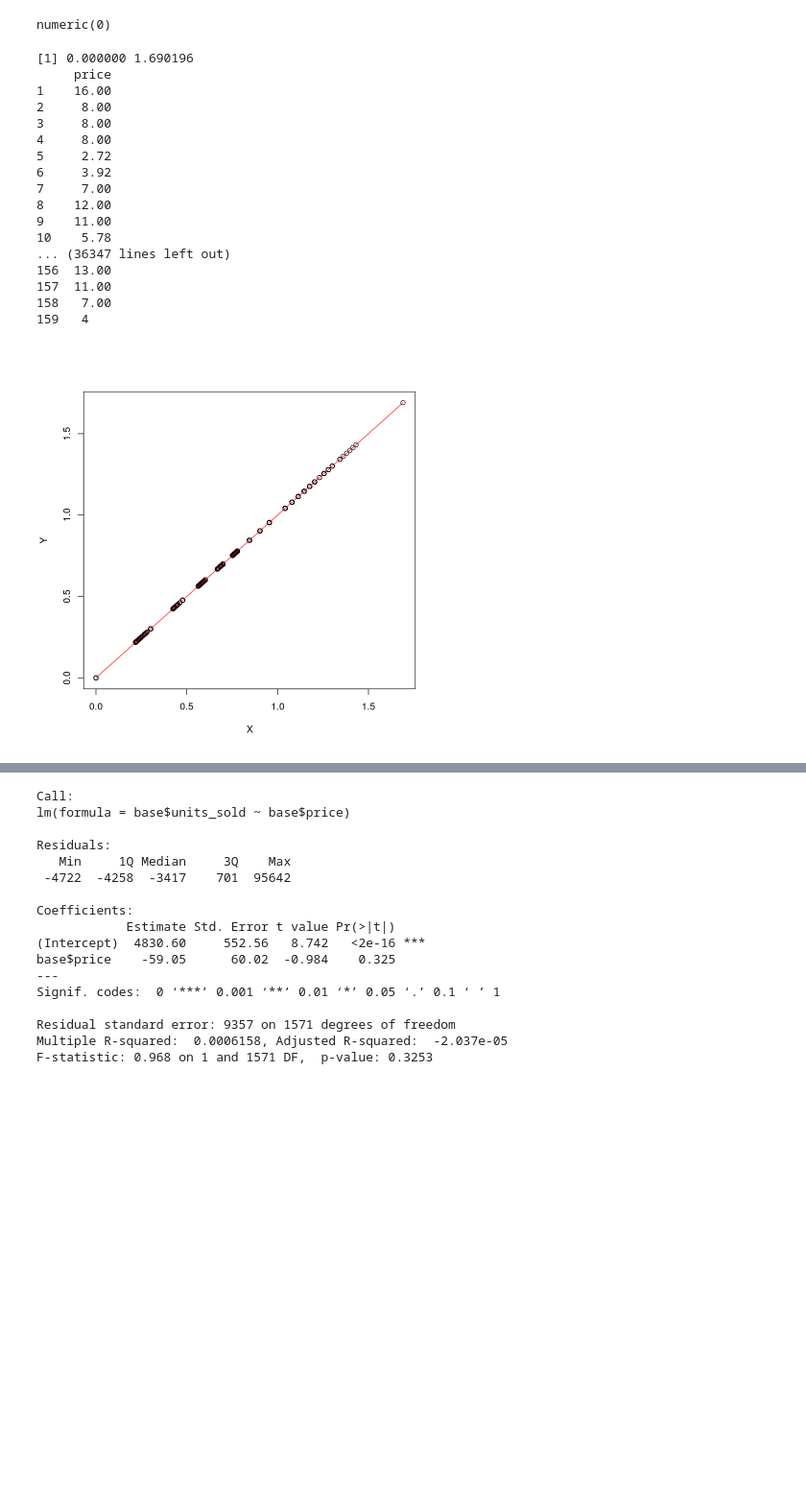
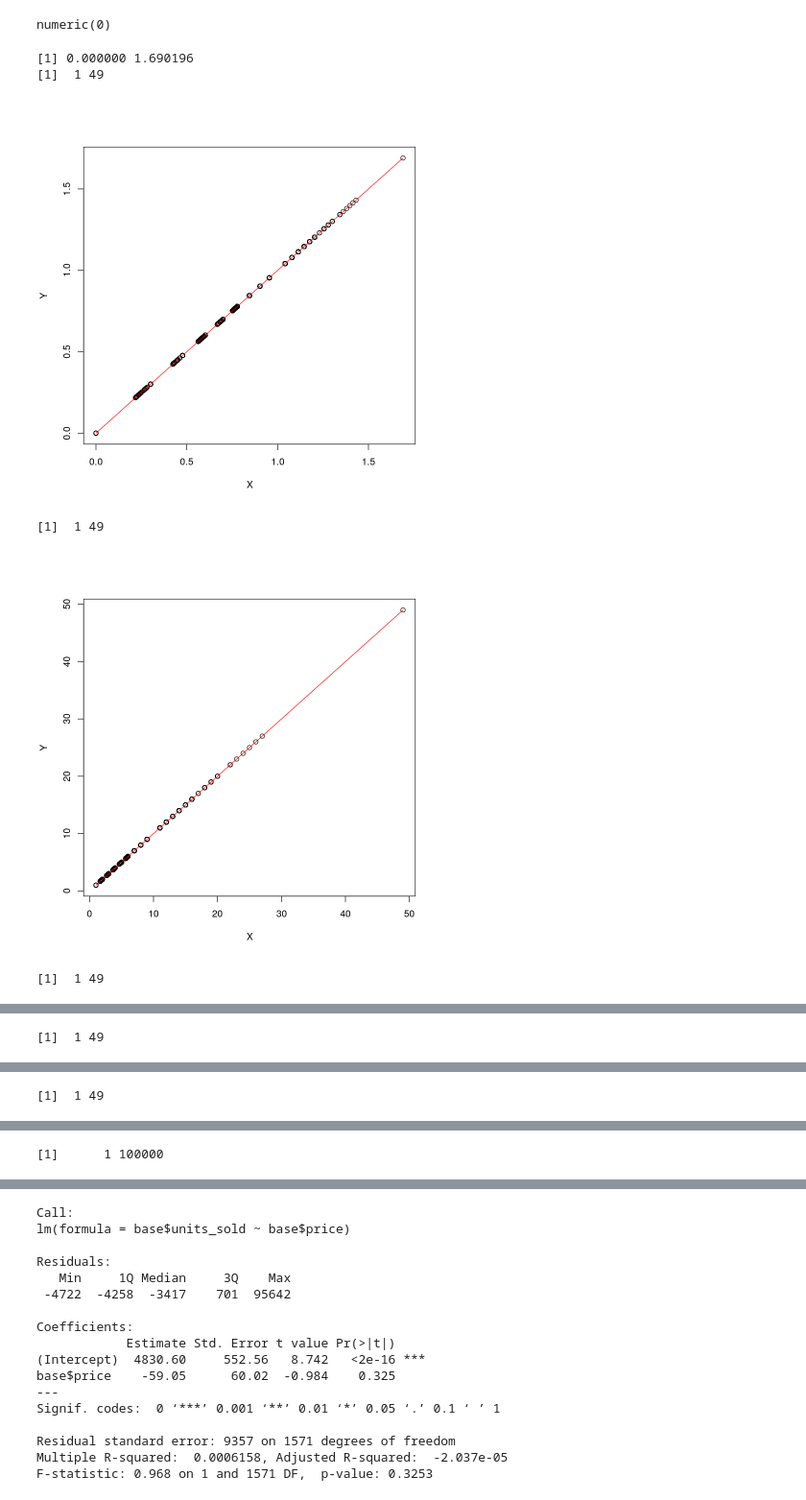
Before and after one commit to AspiranteAudaz/MetodosQuantiativos, a Jupyter notebook: Regressão/Regressao.ipynb, the cells around one changed output, grey strips where cells are left out. Shown at 96% size. Saved outputs shown, nothing was run; the diff lists cells and outputs as text; code cells hidden in the pictures; blank space fills up the shorter version.

```diff
--- a/Regressão/Regressao.ipynb
+++ b/Regressão/Regressao.ipynb
@@ -73,37 +73,25 @@ applylmgraph = function(xval, yval, xlab="X", ylab="Y")
 # %%
 logap = function(x){log(x, 10)}
 
 # Valores de teste, pra garantir que ta safe a funcao
 #vals = 1:10
 #obs  = c(3, 4, 7, 6, 9, 10, 14, 7, 15, 19)
 #applylmgraph(obs, vals)
 
 applylmgraph(t(as.data.frame(lapply(baseMod$price, logap))), t(as.data.frame(lapply(baseMod$price, logap))))
 #applylmgraph(baseMod$price, baseMod$units_sold)
 #applylmgraph(baseMod$retail_price, baseMod$rating)
 
 
 for(i in (1: ncol(base)))
 {
     for(j in (1: ncol(base)))
-
+        applylmgraph(base[,i], base[,j])
 }
 # %% [output]
 [1] 0.000000 1.690196
-     price
-1    16.00
-2     8.00
-3     8.00
-4     8.00
-5     2.72
-6     3.92
-7     7.00
-8    12.00
-9    11.00
-10    5.78
-... (36347 lines left out)
-156  13.00
-157  11.00
-158   7.00
-159   4
+[1]  1 49
 [figure]
+[1]  1 49
+[figure, added]
+[1]  1 49
@@ -109,0 +99 @@ for(i in (1: ncol(base)))
+[1]  1 49
@@ -109,0 +101 @@ for(i in (1: ncol(base)))
+[1]  1 49
@@ -109,0 +103 @@ for(i in (1: ncol(base)))
+[1]      1 100000
```
Also changed, not shown: parts of 1 cell of this notebook, 1 other file.
